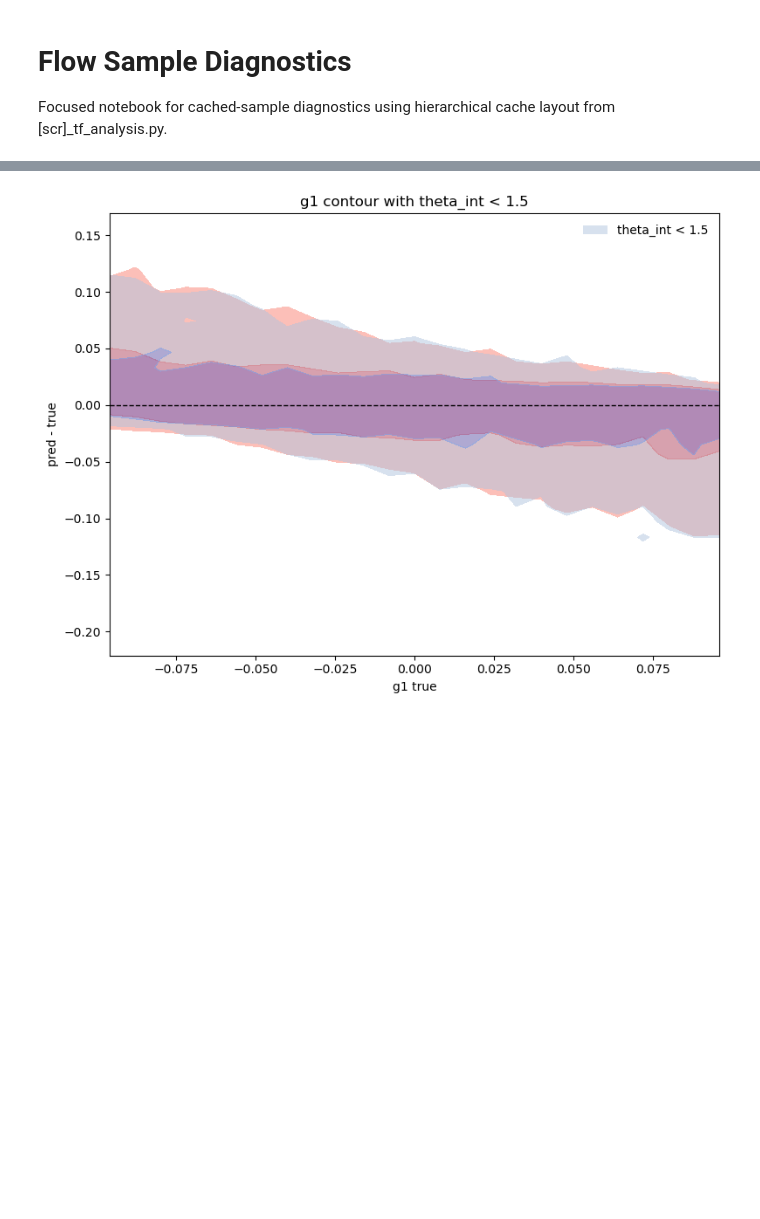
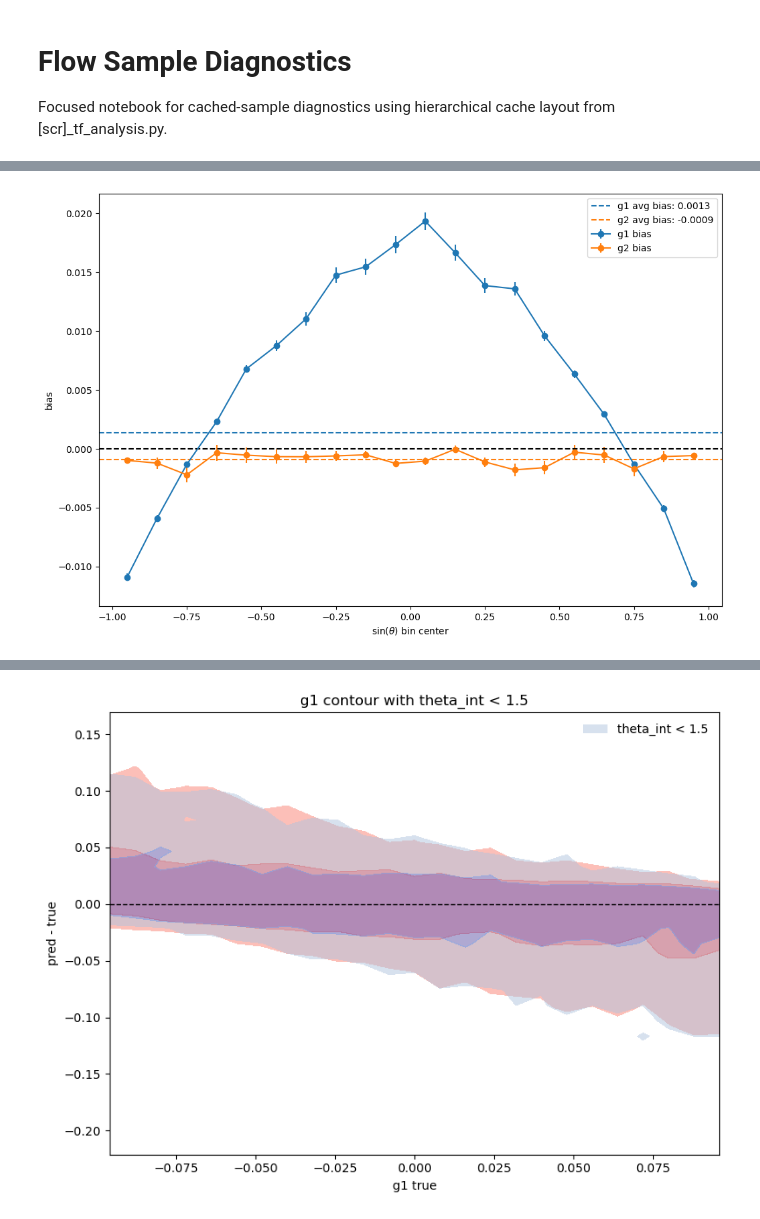
Before and after one commit to KinematicLensing/kl-nn, a Jupyter notebook: arch/diagnostics/sample_diagnostics.ipynb, the cells around one changed output, grey strips where cells are left out. Cells and saved outputs as stored; diff of their text form; code cells hidden in the pictures; blank space fills up the shorter version.

```diff
--- a/arch/diagnostics/sample_diagnostics.ipynb
+++ b/arch/diagnostics/sample_diagnostics.ipynb
@@ -159,0 +198,33 @@ plt.show()
+# %%
+sin_theta_bin_centers = np.arange(-1, 1, 0.1)+0.05
+sin_theta_bin_edges = np.arange(-1, 1.01, 0.1)
+sin_theta_bin_indices = np.digitize(np.sin(theta), sin_theta_bin_edges) - 1
+cos_theta_bin_centers = np.arange(-1, 1, 0.1)+0.05
+cos_theta_bin_edges = np.arange(-1, 1.01, 0.1)
+cos_theta_bin_indices = np.digitize(np.cos(theta), cos_theta_bin_edges) - 1
+# %%
+g1_diff_avgs = []
+g2_diff_avgs = []
+g1_diff_errs = []
+g2_diff_errs = []
+for i in range(len(sin_theta_bin_centers)):
+    g1_diff_bin = g1_diff[sin_theta_bin_indices == i]
+    g2_diff_bin = g2_diff[sin_theta_bin_indices == i]
+    g1_diff_avgs.append(np.mean(g1_diff_bin))
+    g2_diff_avgs.append(np.mean(g2_diff_bin))
+    g1_diff_errs.append(np.std(g1_diff_bin)/np.sqrt(len(g1_diff_bin)))
+    g2_diff_errs.append(np.std(g2_diff_bin)/np.sqrt(len(g2_diff_bin)))
+# %%
+plt.figure(figsize=(12, 8))
+plt.errorbar(sin_theta_bin_centers, g1_diff_avgs, yerr=g1_diff_errs, marker='o', label='g1 bias')
+plt.axhline(np.mean(g1_diff), linestyle='--', color='C0', label=f'g1 avg bias: {np.mean(g1_diff):.4f}')
+plt.errorbar(sin_theta_bin_centers, g2_diff_avgs, yerr=g2_diff_errs, marker='o', label='g2 bias')
+plt.axhline(np.mean(g2_diff), linestyle='--', color='C1', label=f'g2 avg bias: {np.mean(g2_diff):.4f}')
+plt.axhline(0, linestyle='--', color='black')
+plt.xlabel(r'$\sin(\theta)$ bin center')
+plt.ylabel('bias')
+plt.legend()
+plt.savefig(join(fig_root, model_name,'g_bias_vs_sin_theta.png'), dpi=300, bbox_inches='tight')
+plt.show()
+# %% [output]
+[figure, added]
```
Also changed, not shown: parts of 20 cells of this notebook, 18 other files.
